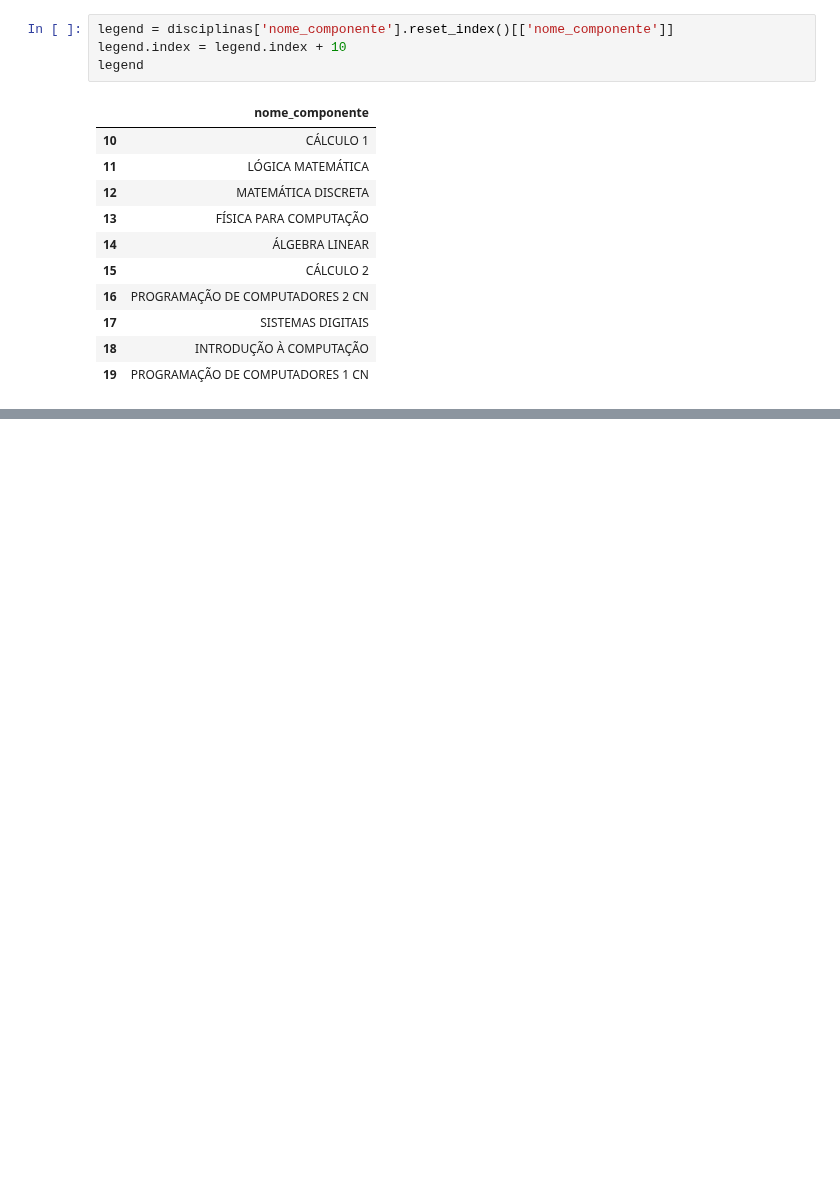
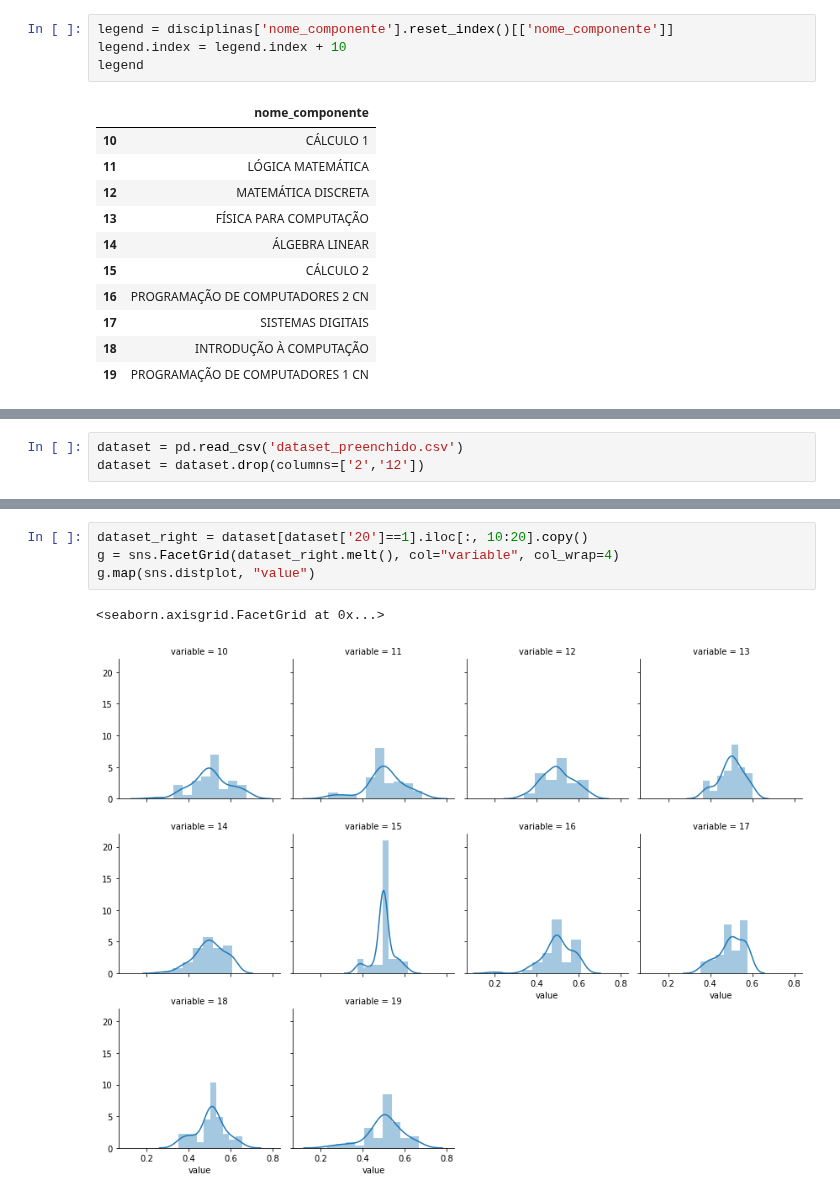
Before and after one commit to luanagbmartins/inteligencia-artificial, a Jupyter notebook: Módulo 3 - Redes Bayesianas/AP_03_ LuanaGuedes_RuanChaves_ThiagoMonteles.ipynb, the cells around one changed output, grey strips where cells are left out. Saved outputs shown, nothing was run; the diff lists cells and outputs as text; blank space fills up the shorter version.

```diff
--- a/Módulo 3 - Redes Bayesianas/AP_03_ LuanaGuedes_RuanChaves_ThiagoMonteles.ipynb
+++ b/Módulo 3 - Redes Bayesianas/AP_03_ LuanaGuedes_RuanChaves_ThiagoMonteles.ipynb
@@ -796,0 +709,3 @@ print(acc,pos,neg)
+# %%
+dataset = pd.read_csv('dataset_preenchido.csv')
+dataset = dataset.drop(columns=['2','12'])
@@ -796,0 +757,7 @@ print(acc,pos,neg)
+# %%
+dataset_right = dataset[dataset['20']==1].iloc[:, 10:20].copy()
+g = sns.FacetGrid(dataset_right.melt(), col="variable", col_wrap=4)
+g.map(sns.distplot, "value")
+# %% [output]
+<seaborn.axisgrid.FacetGrid at 0x...>
+[figure, added]
```
Also changed, not shown: parts of 26 cells of this notebook, 6 other files.
